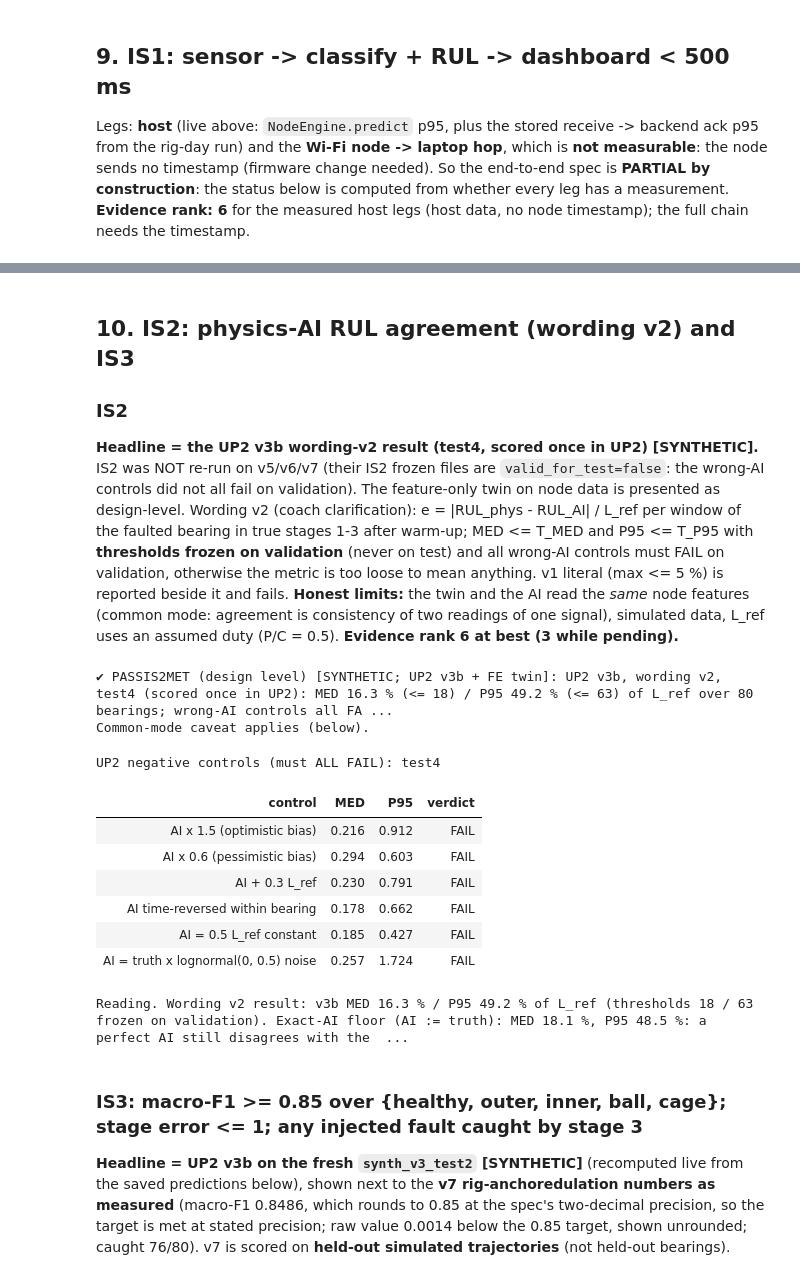
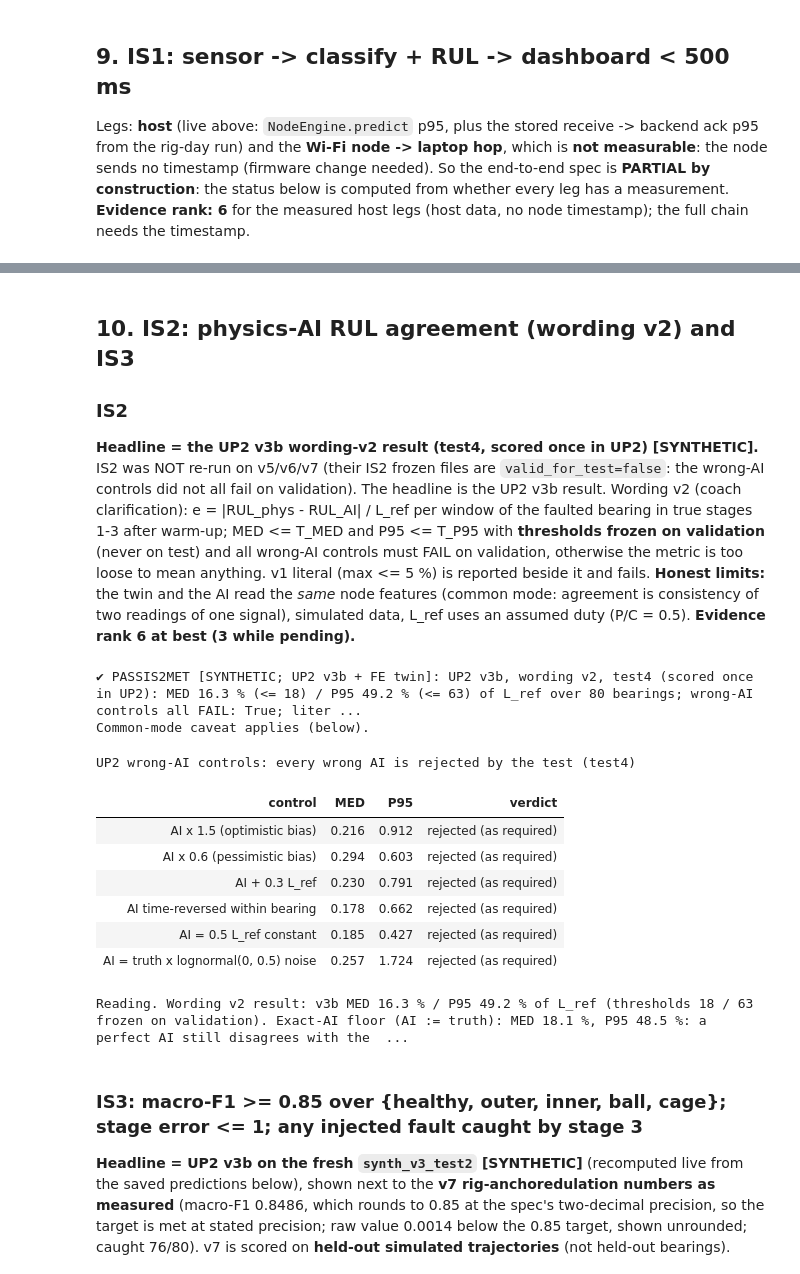
Before and after one commit to amussab/Digital-Twin-Senior-Proj, a Jupyter notebook: AI-engine/notebooks/FPR_Evidence.ipynb, the cells around one changed output, grey strips where cells are left out. Saved outputs shown, nothing was run; the diff lists cells and outputs as text; code cells hidden in the pictures.

Commit message:
FPR evidence notebook: drop design-level wording on IS2, show wrong-AI controls as rejected
Co-Authored-By: Claude Sonnet 5.5 <noreply@anthropic.com>

```diff
--- a/AI-engine/notebooks/FPR_Evidence.ipynb
+++ b/AI-engine/notebooks/FPR_Evidence.ipynb
@@ -394,37 +394,37 @@ UP2 value: p95 ~98 ms incl. an emulated 10-60 ms Wi-Fi hop and a CALCULATED 28.4
 # %% [markdown]
 ## 10. IS2: physics-AI RUL agreement (wording v2) and IS3
 ### IS2
-**Headline = the UP2 v3b wording-v2 result (test4, scored once in UP2) [SYNTHETIC].** IS2 was NOT re-run on v5/v6/v7 (their IS2 frozen files are `valid_for_test=false`: the wrong-AI controls did not all fail on validation). The feature-only twin on node data is presented as design-level.
+**Headline = the UP2 v3b wording-v2 result (test4, scored once in UP2) [SYNTHETIC].** IS2 was NOT re-run on v5/v6/v7 (their IS2 frozen files are `valid_for_test=false`: the wrong-AI controls did not all fail on validation). The headline is the UP2 v3b result.
 Wording v2 (coach clarification): e = |RUL_phys - RUL_AI| / L_ref per window of the faulted bearing in true stages 1-3 after warm-up; MED <= T_MED and P95 <= T_P95 with **thresholds frozen on validation** (never on test) and all wrong-AI controls must FAIL on validation, otherwise the metric is too loose to mean anything. v1 literal (max <= 5 %) is reported beside it and fails.
 **Honest limits:** the twin and the AI read the *same* node features (common mode: agreement is consistency of two readings of one signal), simulated data, L_ref uses an assumed duty (P/C = 0.5). **Evidence rank 6 at best (3 while pending).**
 # %%
 st2, d2 = F.status_is2_up2(IS2U)
 F.record("IS2", status=st2, value=d2["value"], target="MED <= 18 %, P95 <= 63 % of L_ref (frozen on validation, wording v2); v1 max <= 5 %", rank=3, achievable=6,
          prov="[SYNTHETIC] UP2 v3b + FE twin (assumed geometry); carried over from UP2 (test4, scored once there)", live="pipeline yes (physics + AI RUL in section 11); score = stored UP2 report",
          source=U.stamp(IS2U.get("path")) if IS2U.get("status") == "ok" else "-", step="independent physics input (raw waveform / proximity) on real run-to-failure data removes the common mode",
          note="Caveat: common mode; ~97 % of windows are the twin's rated-life prior; exact AI scores 18.1 % on clause (a); circular synthetic data.")
 display(U.verdict("IS2", None if st2.startswith("PENDING") else st2.startswith("MET"), st2 + ": " + d2["value"], "[SYNTHETIC] UP2 v3b, carried over", note="Common-mode caveat applies (below)."))
 if IS2U.get("status") == "ok":
-    display(U.table(pd.DataFrame(IS2U["controls"]), status_cols=["verdict"], precision=3, caption="UP2 negative controls (must ALL FAIL): test4"))
+    display(U.table(pd.DataFrame(IS2U["controls"]).replace({"verdict": {"FAIL": "rejected (as required)"}}), precision=3, caption="UP2 wrong-AI controls: every wrong AI is rejected by the test (test4)"))
     fl = IS2U["floor"]
     v1 = IS2U["v1"] or {}
     display(U.reading(f"Wording v2 result: v3b MED {100*IS2U['MED']:.1f} % / P95 {100*IS2U['P95']:.1f} % of L_ref (thresholds 18 / 63 frozen on validation). "
                       f"Exact-AI floor (AI := truth): MED {100*fl['MED']:.1f} %, P95 {100*fl['P95']:.1f} %: a perfect AI still disagrees with the twin by that much, so clause (a) mostly measures agreement with the twin's rated-life prior (~97 % of windows). "
-                      f"Literal v1 (max <= 5 %) fails: v3b {v1.get('v3b', float('nan')):.2f} (relative error, history). The feature-only twin on the v7 node features is design-level only: "
-                      "IS2 frozen files for v5/v6/v7 are valid_for_test=false and were not scored. Evidence rank 3 (design) to 6 (UP2 synthetic + data); on the rig L_ref = ISO 281 rated life and the prior/thresholds must be re-fit."))
+                      f"Literal v1 (max <= 5 %) fails: v3b {v1.get('v3b', float('nan')):.2f} (relative error, history). The headline is the UP2 v3b result: "
+                      "IS2 frozen files for v5/v6/v7 are valid_for_test=false and were not scored. Evidence rank 6 (UP2 synthetic + data); on the rig L_ref = ISO 281 rated life and the prior/thresholds must be re-fit."))
 else:
     display(U.missing("no UP2 IS2 report (up2d_is2_*.json)"))
 # %% [output]
-✔ PASSIS2MET (design level) [SYNTHETIC; UP2 v3b + FE twin]: UP2 v3b, wording v2, test4 (scored once in UP2): MED 16.3 % (<= 18) / P95 49.2 % (<= 63) of L_ref over 80 bearings; wrong-AI controls all FA ...
+✔ PASSIS2MET [SYNTHETIC; UP2 v3b + FE twin]: UP2 v3b, wording v2, test4 (scored once in UP2): MED 16.3 % (<= 18) / P95 49.2 % (<= 63) of L_ref over 80 bearings; wrong-AI controls all FAIL: True; liter ...
 Common-mode caveat applies (below).
-UP2 negative controls (must ALL FAIL): test4
+UP2 wrong-AI controls: every wrong AI is rejected by the test (test4)
 | control | MED | P95 | verdict |
-| AI x 1.5 (optimistic bias) | 0.216 | 0.912 | FAIL |
-| AI x 0.6 (pessimistic bias) | 0.294 | 0.603 | FAIL |
-| AI + 0.3 L_ref | 0.230 | 0.791 | FAIL |
-| AI time-reversed within bearing | 0.178 | 0.662 | FAIL |
-| AI = 0.5 L_ref constant | 0.185 | 0.427 | FAIL |
-| AI = truth x lognormal(0, 0.5) noise | 0.257 | 1.724 | FAIL |
+| AI x 1.5 (optimistic bias) | 0.216 | 0.912 | rejected (as required) |
+| AI x 0.6 (pessimistic bias) | 0.294 | 0.603 | rejected (as required) |
+| AI + 0.3 L_ref | 0.230 | 0.791 | rejected (as required) |
+| AI time-reversed within bearing | 0.178 | 0.662 | rejected (as required) |
+| AI = 0.5 L_ref constant | 0.185 | 0.427 | rejected (as required) |
+| AI = truth x lognormal(0, 0.5) noise | 0.257 | 1.724 | rejected (as required) |
 Reading. Wording v2 result: v3b MED 16.3 % / P95 49.2 % of L_ref (thresholds 18 / 63 frozen on validation). Exact-AI floor (AI := truth): MED 18.1 %, P95 48.5 %: a perfect AI still disagrees with the  ...
 # %% [markdown]
 ### IS3: macro-F1 >= 0.85 over {healthy, outer, inner, ball, cage}; stage error <= 1; any injected fault caught by stage 3
```
Also changed, not shown: parts of 7 cells of this notebook, 5 other files.
